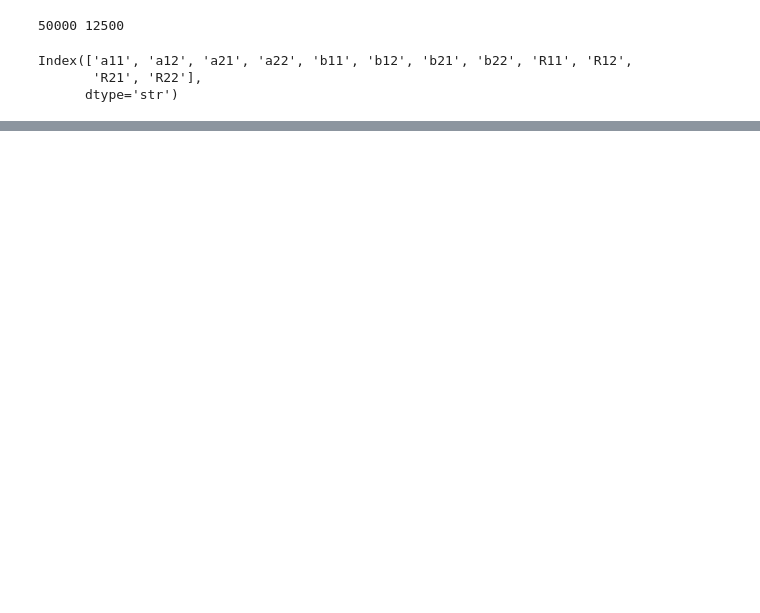
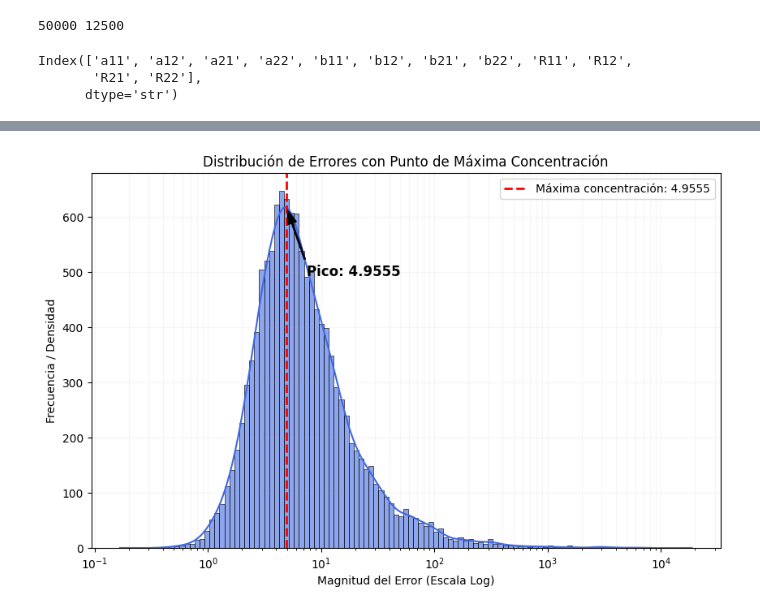
Before and after one commit to JavierTovar19/IA_minibots_T6-machine_learning, a Jupyter notebook: Codigo/P1_matrix_multiplication.ipynb, the cells around one changed output, grey strips where cells are left out. Cells and saved outputs as stored; diff of their text form; code cells hidden in the pictures; blank space fills up the shorter version.

Commit message:
notebook de punto 1

```diff
--- a/Codigo/P1_matrix_multiplication.ipynb
+++ b/Codigo/P1_matrix_multiplication.ipynb
@@ -189,0 +207,36 @@ df_test.head(50)
+# %%
+import seaborn as sns
+import matplotlib.pyplot as plt
+import numpy as np
+
+plt.figure(figsize=(10, 6))
+
+# 1. Crear el gráfico y guardar el objeto 'ax' para extraer datos
+ax = sns.histplot(df_test['error_media'], kde=True, log_scale=True, color='royalblue', alpha=0.6)
+
+# 2. Extraer los datos de la curva KDE (la línea suavizada)
+line = ax.lines[0]
+x, y = line.get_data()
+
+# 3. Encontrar el valor de X donde la Y es máxima (el pico de concentración)
+idx_max = np.argmax(y)
+pico_error = x[idx_max]
+
+# 4. Añadir la indicación visual (línea vertical)
+plt.axvline(pico_error, color='red', linestyle='--', lw=2, label=f'Máxima concentración: {pico_error:.4f}')
+
+# 5. Añadir un texto explicativo sobre el pico
+plt.annotate(f'Pico: {pico_error:.4f}',
+             xy=(pico_error, y[idx_max]),
+             xytext=(pico_error * 1.5, y[idx_max] * 0.8), # Ajustamos posición del texto
+             arrowprops=dict(facecolor='black', shrink=0.05, width=1, headwidth=8),
+             fontsize=12, fontweight='bold')
+
+plt.title('Distribución de Errores con Punto de Máxima Concentración')
+plt.xlabel('Magnitud del Error (Escala Log)')
+plt.ylabel('Frecuencia / Densidad')
+plt.legend()
+plt.grid(True, which="both", ls="-", alpha=0.1)
+plt.show()
+# %% [output]
+[figure, added]
```
Also changed, not shown: parts of 9 cells of this notebook.
